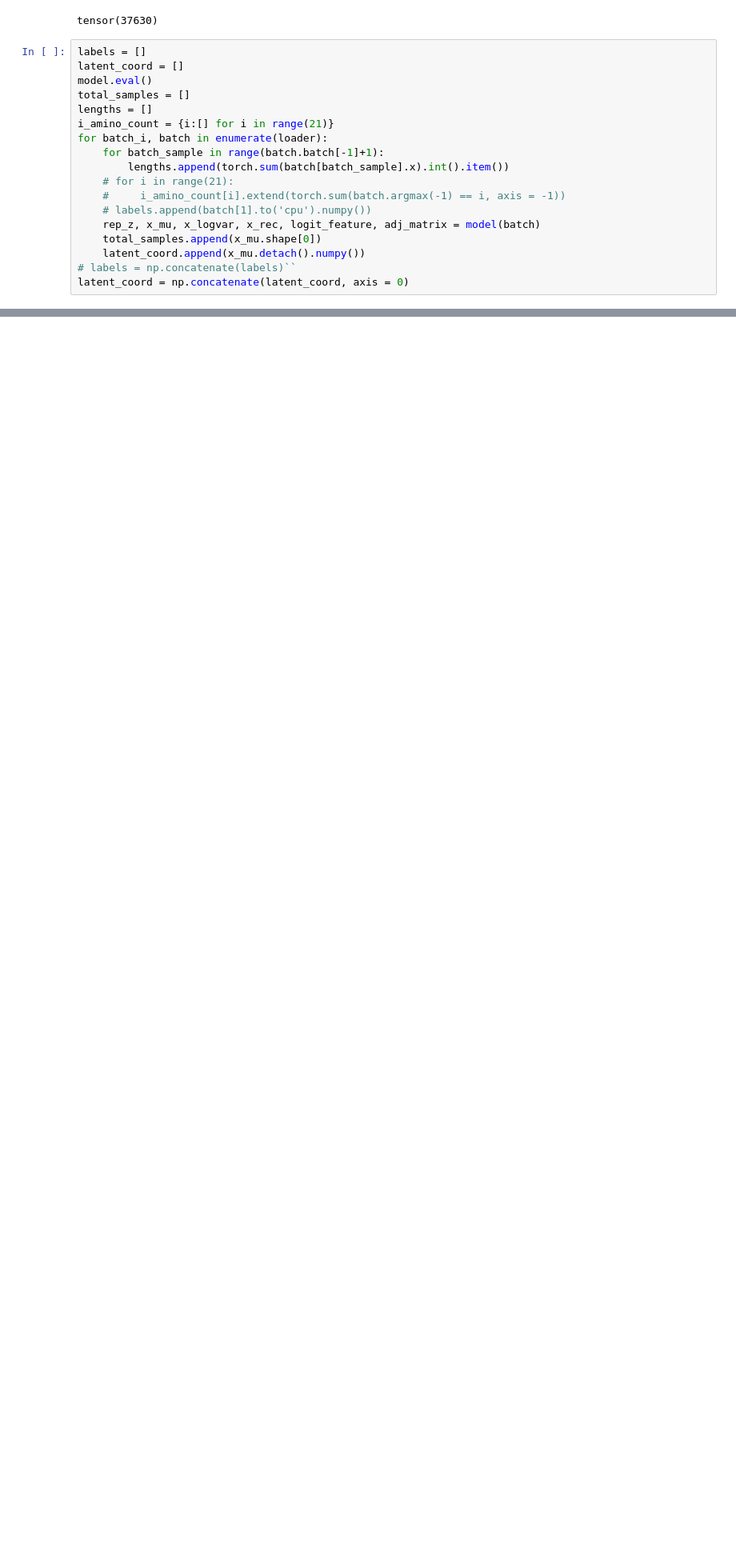
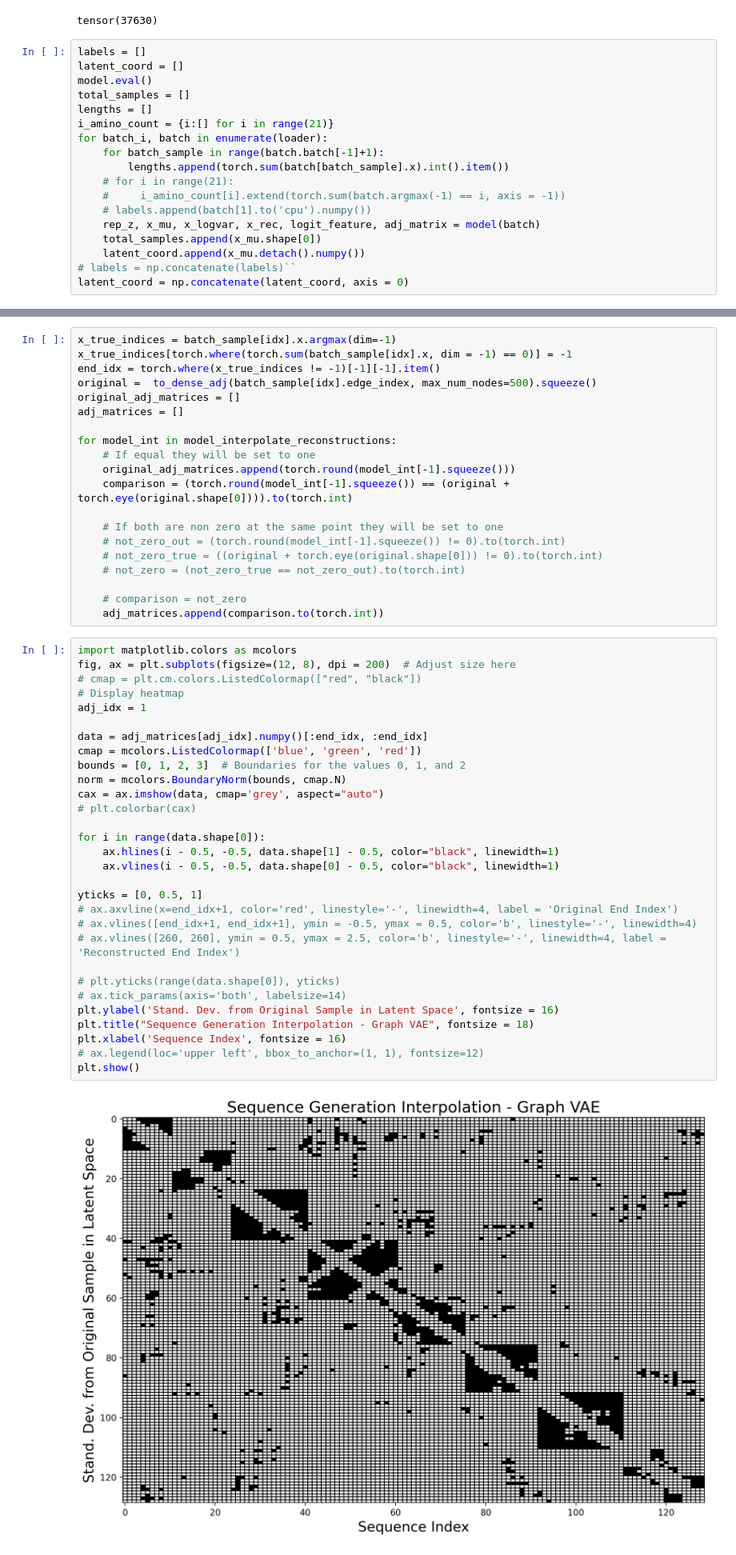
Before and after one commit to shazakam/ProteinManifoldLearning, a Jupyter notebook: Notebooks/GraphVAE_latent_vis.ipynb, the cells around one changed output, grey strips where cells are left out. Shown at 80% size. Saved outputs shown, nothing was run; the diff lists cells and outputs as text; blank space fills up the shorter version.

```diff
--- a/Notebooks/GraphVAE_latent_vis.ipynb
+++ b/Notebooks/GraphVAE_latent_vis.ipynb
@@ -92,0 +170,52 @@ plt.show()
+# %%
+x_true_indices = batch_sample[idx].x.argmax(dim=-1)
+x_true_indices[torch.where(torch.sum(batch_sample[idx].x, dim = -1) == 0)] = -1
+end_idx = torch.where(x_true_indices != -1)[-1][-1].item()
+original =  to_dense_adj(batch_sample[idx].edge_index, max_num_nodes=500).squeeze()
+original_adj_matrices = []
+adj_matrices = []
+
+for model_int in model_interpolate_reconstructions:
+    # If equal they will be set to one
+    original_adj_matrices.append(torch.round(model_int[-1].squeeze()))
+    comparison = (torch.round(model_int[-1].squeeze()) == (original + torch.eye(original.shape[0]))).to(torch.int)
+
+    # If both are non zero at the same point they will be set to one
+    # not_zero_out = (torch.round(model_int[-1].squeeze()) != 0).to(torch.int)
+    # not_zero_true = ((original + torch.eye(original.shape[0])) != 0).to(torch.int)
+    # not_zero = (not_zero_true == not_zero_out).to(torch.int)
+
+    # comparison = not_zero
+    adj_matrices.append(comparison.to(torch.int))
+# %%
+import matplotlib.colors as mcolors
+fig, ax = plt.subplots(figsize=(12, 8), dpi = 200)  # Adjust size here
+# cmap = plt.cm.colors.ListedColormap(["red", "black"])
+# Display heatmap
+adj_idx = 1
+
+data = adj_matrices[adj_idx].numpy()[:end_idx, :end_idx]
+cmap = mcolors.ListedColormap(['blue', 'green', 'red'])
+bounds = [0, 1, 2, 3]  # Boundaries for the values 0, 1, and 2
+norm = mcolors.BoundaryNorm(bounds, cmap.N)
+cax = ax.imshow(data, cmap='grey', aspect="auto")
+# plt.colorbar(cax)
+
+for i in range(data.shape[0]):
+    ax.hlines(i - 0.5, -0.5, data.shape[1] - 0.5, color="black", linewidth=1)
+    ax.vlines(i - 0.5, -0.5, data.shape[0] - 0.5, color="black", linewidth=1)
+
+yticks = [0, 0.5, 1]
+# ax.axvline(x=end_idx+1, color='red', linestyle='-', linewidth=4, label = 'Original End Index')
+# ax.vlines([end_idx+1, end_idx+1], ymin = -0.5, ymax = 0.5, color='b', linestyle='-', linewidth=4)
+# ax.vlines([260, 260], ymin = 0.5, ymax = 2.5, color='b', linestyle='-', linewidth=4, label = 'Reconstructed End Index')
+
+# plt.yticks(range(data.shape[0]), yticks)
+# ax.tick_params(axis='both', labelsize=14)
+plt.ylabel('Stand. Dev. from Original Sample in Latent Space', fontsize = 16)
+plt.title("Sequence Generation Interpolation - Graph VAE", fontsize = 18)
+plt.xlabel('Sequence Index', fontsize = 16)
+# ax.legend(loc='upper left', bbox_to_anchor=(1, 1), fontsize=12)
+plt.show()
+# %% [output]
+[figure, added]
```
Also changed, not shown: parts of 21 cells of this notebook, 5 other files.
